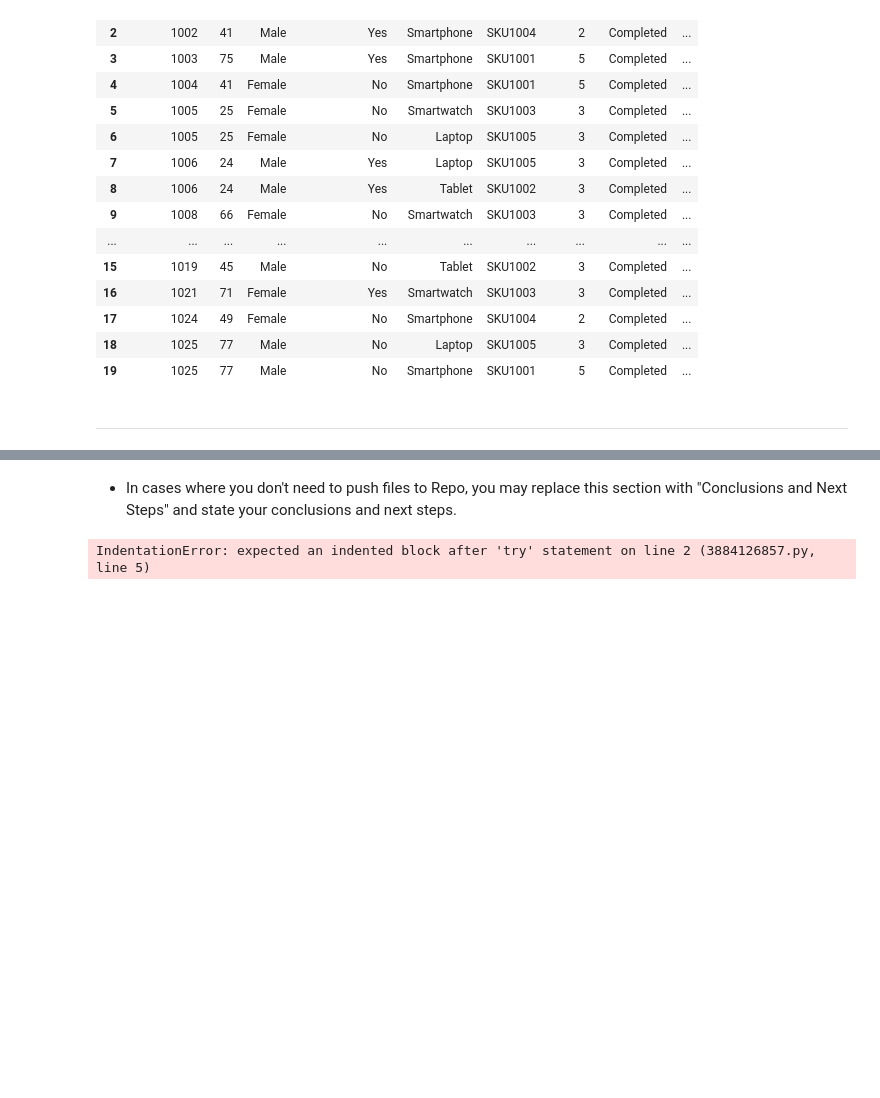
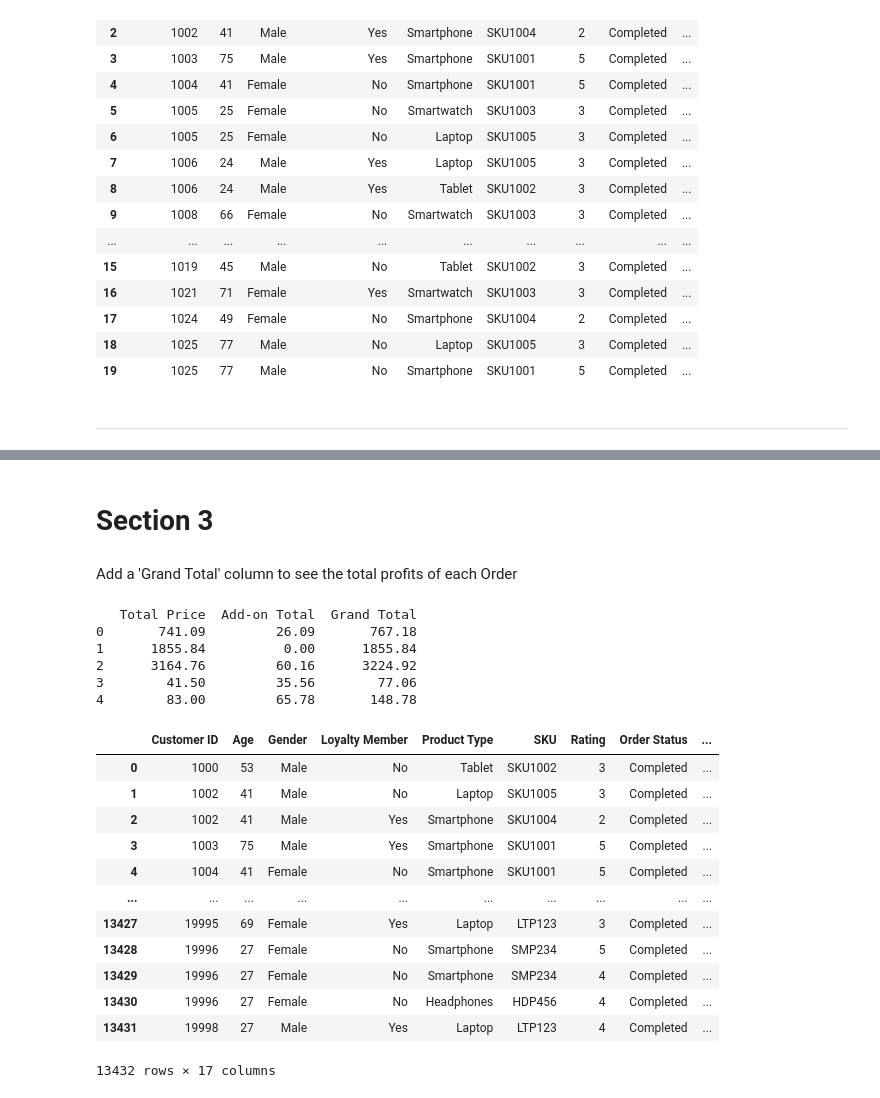
Before and after one commit to Hamza-Murshad/Electronic_Sales, a Jupyter notebook: jupyter_notebooks/ETL.ipynb, the cells around one changed output, grey strips where cells are left out. Saved outputs shown, nothing was run; the diff lists cells and outputs as text; code cells hidden in the pictures; blank space fills up the shorter version.

```diff
--- a/jupyter_notebooks/ETL.ipynb
+++ b/jupyter_notebooks/ETL.ipynb
@@ -340,11 +491,33 @@ df.head(20) #Verifying only "Completed" orders and now showing
-# %% [markdown]
-* In cases where you don't need to push files to Repo, you may replace this section with "Conclusions and Next Steps" and state your conclusions and next steps.
-# %%
-import os
-try:
-  # create your folder here
-  # os.makedirs(name='')
-except Exception as e:
-  print(e)
-# %% [output]
-IndentationError: expected an indented block after 'try' statement on line 2 (3884126857.py, line 5)
+# %% [markdown]
+# Section 3
+# %% [markdown]
+Add a 'Grand Total' column to see the total profits of each Order
+# %%
+# Add 'Total Price' and 'Add-on Total' to create 'Grand Total'
+df['Grand Total'] = df['Total Price'] + df['Add-on Total']
+
+# View the first few rows to check
+print(df[['Total Price', 'Add-on Total', 'Grand Total']].head())
+# %% [output]
+   Total Price  Add-on Total  Grand Total
+0       741.09         26.09       767.18
+1      1855.84          0.00      1855.84
+2      3164.76         60.16      3224.92
+3        41.50         35.56        77.06
+4        83.00         65.78       148.78
+# %%
+df
+# %% [output]
+|  | Customer ID | Age | Gender | Loyalty Member | Product Type | SKU | Rating | Order Status | ... |
+| 0 | 1000 | 53 | Male | No | Tablet | SKU1002 | 3 | Completed | ... |
+| 1 | 1002 | 41 | Male | No | Laptop | SKU1005 | 3 | Completed | ... |
+| 2 | 1002 | 41 | Male | Yes | Smartphone | SKU1004 | 2 | Completed | ... |
+| 3 | 1003 | 75 | Male | Yes | Smartphone | SKU1001 | 5 | Completed | ... |
+| 4 | 1004 | 41 | Female | No | Smartphone | SKU1001 | 5 | Completed | ... |
+| ... | ... | ... | ... | ... | ... | ... | ... | ... | ... |
+| 13427 | 19995 | 69 | Female | Yes | Laptop | LTP123 | 3 | Completed | ... |
+| 13428 | 19996 | 27 | Female | No | Smartphone | SMP234 | 5 | Completed | ... |
+| 13429 | 19996 | 27 | Female | No | Smartphone | SMP234 | 4 | Completed | ... |
+| 13430 | 19996 | 27 | Female | No | Headphones | HDP456 | 4 | Completed | ... |
+| 13431 | 19998 | 27 | Male | Yes | Laptop | LTP123 | 4 | Completed | ... |
+13432 rows × 17 columns
```
Also changed, not shown: parts of 31 cells of this notebook.
